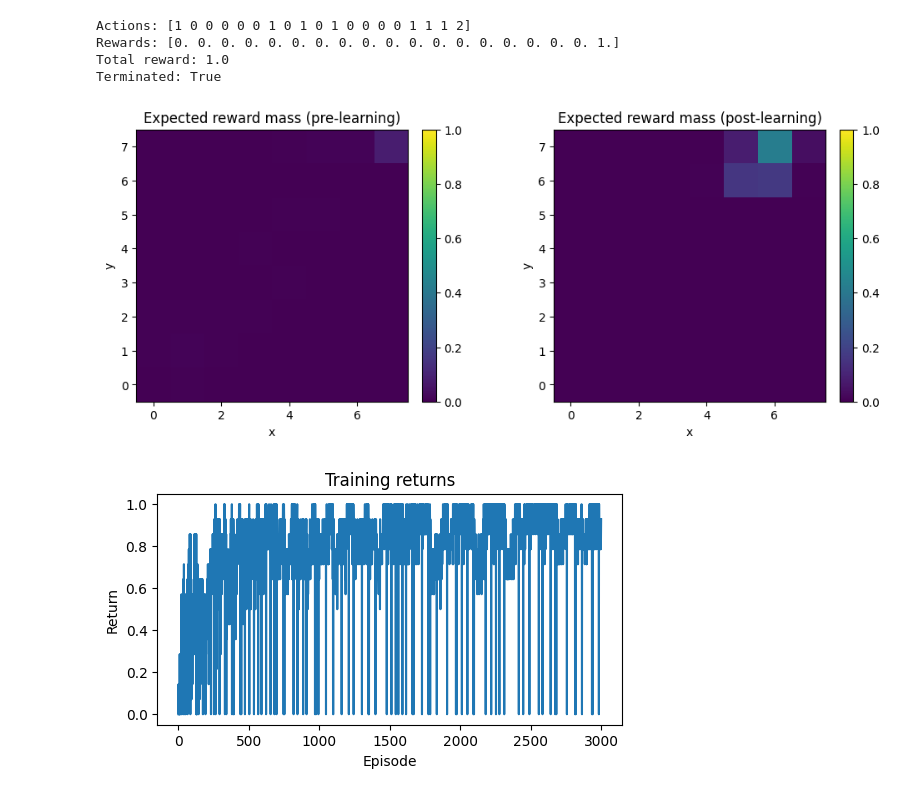
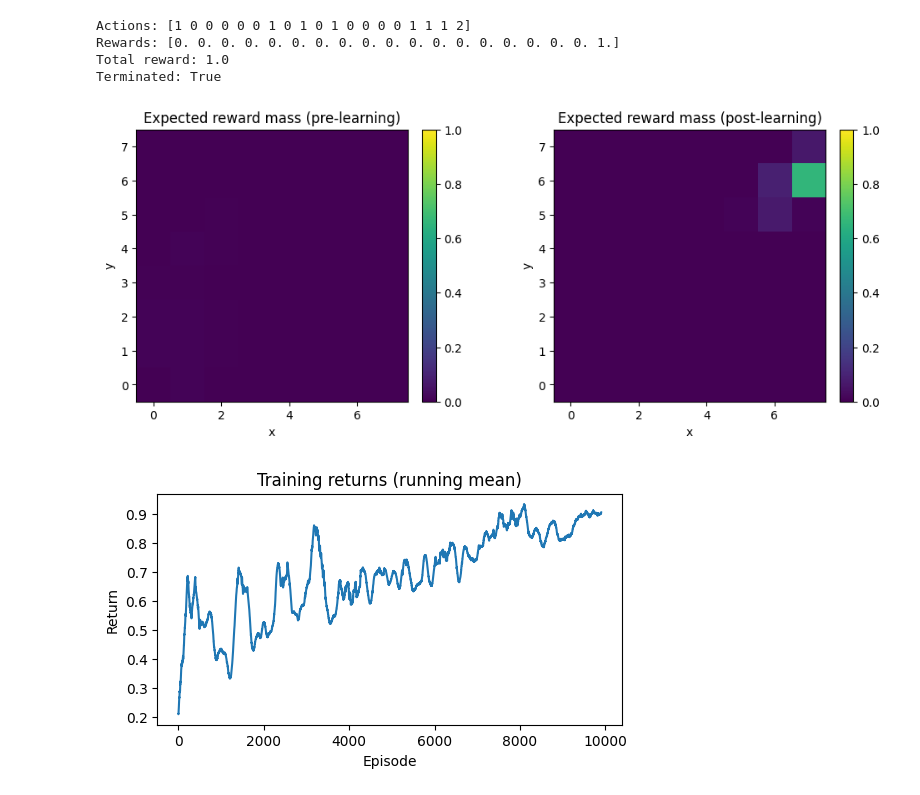
Before and after one commit to tiagodsilva/rl-minimal-examples, a Jupyter notebook: policy-gradient.ipynb, the cells around one changed output. Drawn from its saved outputs; the diff is of its cells as text; code cells hidden in the pictures.

```diff
--- a/policy-gradient.ipynb
+++ b/policy-gradient.ipynb
@@ -63,19 +69,12 @@ class GridEnv:
         grid[self.config.height - 1 - self.y, self.x] = "A"
         print("\n".join("".join(row) for row in grid))
 # %%
-class SingleLayerMLPPolicy(nn.Module):
-    """
-    Single hidden layer MLP producing a categorical distribution over actions.
-
-    Architecture: obs_dim -> hidden_dim -> logits(num_actions)
-    Activation: ReLU
-    """
-
+class MLPPolicy(nn.Module):
     def __init__(self, obs_dim: int, hidden_dim: int, num_actions: int):
         super().__init__()
         self.net = nn.Sequential(
             nn.Linear(obs_dim, hidden_dim),
-            nn.ReLU(),
+            nn.LeakyReLU(),
             nn.Linear(hidden_dim, num_actions),
         )
 
@@ -83,12 +82,6 @@ class SingleLayerMLPPolicy(nn.Module):
         if obs.ndim == 1:
             obs = obs.unsqueeze(0)
         return self.net(obs)
-
-    def action_probs(self, obs: Any) -> np.ndarray:
-        obs_tensor = torch.as_tensor(obs, dtype=torch.float32)
-        logits = self.forward(obs_tensor)
-        probs = torch.softmax(logits, dim=-1)
-        return probs.detach().cpu().numpy()
 
     def sample_action(
         self, obs: Any, generator: Optional[torch.Generator] = None
@@ -99,9 +92,7 @@ class SingleLayerMLPPolicy(nn.Module):
         action = torch.multinomial(probs[0], num_samples=1, generator=generator).item()
         return int(action)
 # %%
-def rollout(
-    env: GridEnv, policy: SingleLayerMLPPolicy, max_steps: int = 100, seed: int = 0
-):
+def rollout(env: GridEnv, policy: MLPPolicy, max_steps: int = 100, seed: int = 0):
     torch.manual_seed(seed)
     obs, info = env.reset()
     traj = {
@@ -124,20 +115,19 @@ def rollout(
     for k in traj:
         traj[k] = np.array(traj[k], dtype=object if k == "infos" else None)
     return traj
-
-
-# Demo: one episode
-torch.manual_seed(42)
-env = GridEnv(GridEnvConfig(width=5, height=5, stop_reward=1.0))
-policy = SingleLayerMLPPolicy(obs_dim=2, hidden_dim=16, num_actions=3)
-traj = rollout(env, policy, max_steps=20, seed=123)
-print("Actions:", traj["acts"])  # 0=right, 1=up, 2=stop
-print("Rewards:", traj["rews"])
-print("Total reward:", np.sum(traj["rews"]))
-print("Terminated:", bool(traj["done"][-1]) if len(traj["done"]) > 0 else False)
-# %% [output]
-Actions: [1 0 0 0 0 0 1 0 1 0 1 0 0 0 0 1 1 1 2]
-Rewards: [0. 0. 0. 0. 0. 0. 0. 0. 0. 0. 0. 0. 0. 0. 0. 0. 0. 0. 1.]
-Total reward: 1.0
-Terminated: True
+# %%
+# Demo: one episode
+torch.manual_seed(42)
+env = GridEnv(GridEnvConfig(width=5, height=5, stop_reward=1.0))
+policy = MLPPolicy(obs_dim=2, hidden_dim=16, num_actions=3)
+traj = rollout(env, policy, max_steps=20, seed=123)
+print("Actions:", traj["acts"])  # 0=right, 1=up, 2=stop
+print("Rewards:", traj["rews"])
+print("Total reward:", np.sum(traj["rews"]))
+print("Terminated:", bool(traj["done"][-1]) if len(traj["done"]) > 0 else False)
+# %% [output]
+Actions: [1 0 0 0 0 0 1 0 1 0 1 0 0 0 0 1 1 1 2]
+Rewards: [0. 0. 0. 0. 0. 0. 0. 0. 0. 0. 0. 0. 0. 0. 0. 0. 0. 0. 1.]
+Total reward: 1.0
+Terminated: True
 # %%
@@ -243,46 +230,40 @@ reward_fn = make_bump_reward(W, H)
 env = GridEnv(
     GridEnvConfig(width=W, height=H, stop_reward=0.0, stop_reward_fn=reward_fn)
 )
-policy = SingleLayerMLPPolicy(obs_dim=2, hidden_dim=32, num_actions=3)
+policy = MLPPolicy(obs_dim=2, hidden_dim=32, num_actions=3)
 
 # Pre-learning distribution
 pre_mass, _ = estimate_reward_mass(env, policy, episodes=2000, seed=123)
 
 # Train with REINFORCE
 returns = train_reinforce(
-    env,
-    policy,
-    episodes=3000,
-    lr=5e-3,
-    gamma=1.0,
-    baseline_momentum=0.9,
-    seed=0,
-    max_steps=H + W,
+    env, policy, episodes=15000, lr=1e-2, gamma=1.0, seed=42, max_steps=H + W
 )
 
 # Post-learning distribution
-post_mass, _ = estimate_reward_mass(env, policy, episodes=3000, seed=42)
+post_mass, _ = estimate_reward_mass(env, policy, episodes=2000, seed=42)
 
 # Plot reward distributions before/after
 fig, axes = plt.subplots(1, 2, figsize=(10, 4), constrained_layout=True)
 for ax, data, title in [
     (axes[0], pre_mass, "Expected reward mass (pre-learning)"),
     (axes[1], post_mass, "Expected reward mass (post-learning)"),
 ]:
     im = ax.imshow(data, origin="lower", cmap="viridis", vmin=0.0, vmax=1.0)
     ax.set_title(title)
     ax.set_xlabel("x")
     ax.set_ylabel("y")
     fig.colorbar(im, ax=ax, fraction=0.046, pad=0.04)
 plt.show()
 
 # Plot returns curve
+returns_running_mean = np.convolve(returns, np.ones(100) / 100, mode="valid")
 plt.figure(figsize=(6, 3))
-plt.plot(returns)
-plt.title("Training returns")
+plt.plot(returns_running_mean)
+plt.title("Training returns (running mean)")
 plt.xlabel("Episode")
 plt.ylabel("Return")
 plt.show()
 # %% [output]
-[figure, old version]
+[figure, new version]
-[figure, old version]
+[figure, new version]
```
Also changed, not shown: parts of 3 cells of this notebook.
